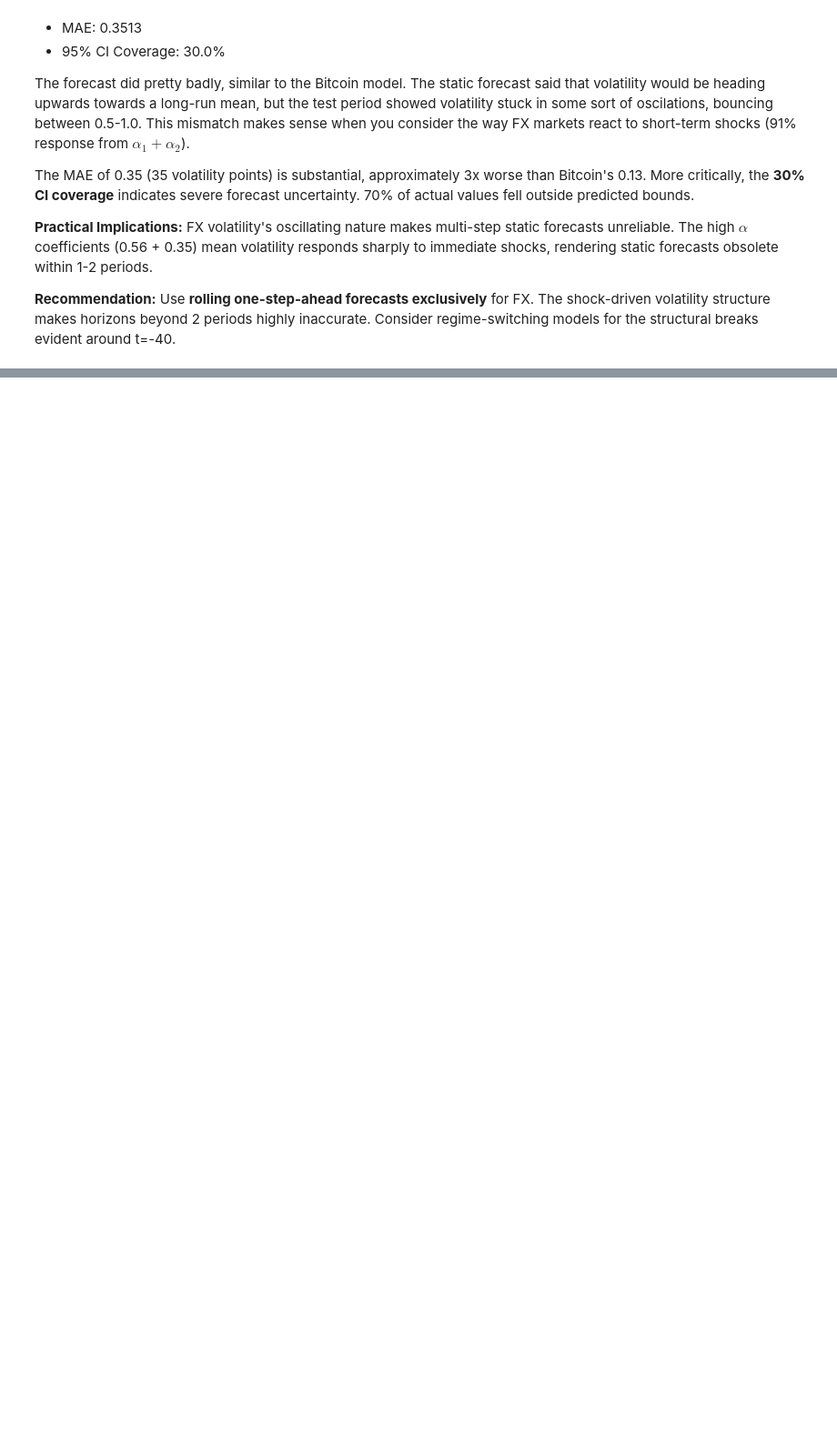
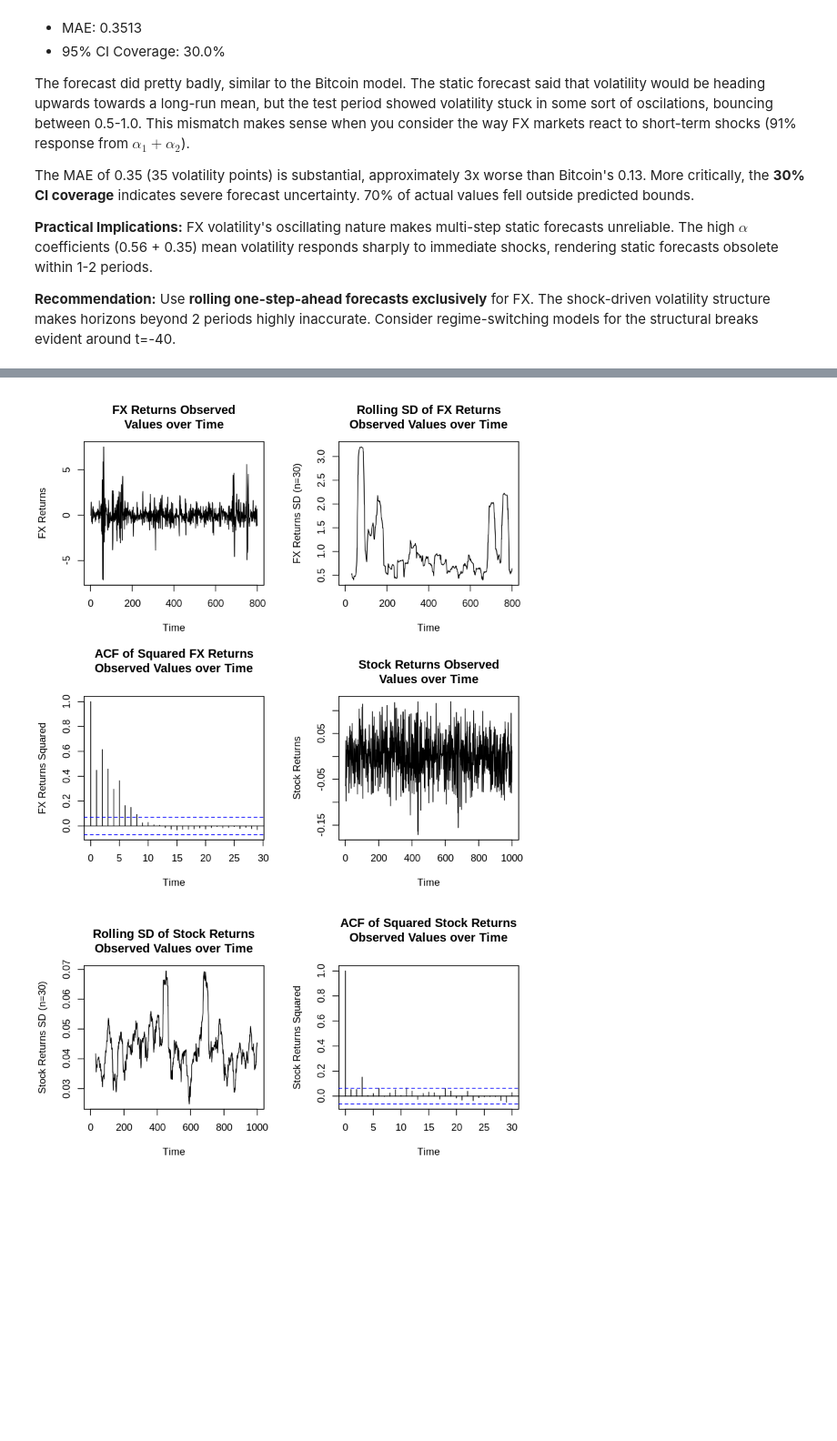
Before and after one commit to RomandRapido/APM1215-TimeSeries, a Jupyter notebook: FA4_Lansangan_Ramilo/FA4_Lansangan_Ramilo_combined.ipynb, the cells around one changed output, grey strips where cells are left out. Shown at 91% size. Cells and saved outputs as stored; diff of their text form; code cells hidden in the pictures; blank space fills up the shorter version.

```diff
--- a/FA4_Lansangan_Ramilo/FA4_Lansangan_Ramilo_combined.ipynb
+++ b/FA4_Lansangan_Ramilo/FA4_Lansangan_Ramilo_combined.ipynb
@@ -846,0 +889,8 @@ FX volatility's oscillating nature makes multi-step static forecasts unreliable.
+# %%
+fx_ts <- read_csv("dataset_fx_returns (1).csv") %>%
+  pull(returns) %>%
+  ts(frequency = 1)
+
+stock_ts <- read_csv("dataset_stock_returns (2).csv") %>%
+  pull(returns) %>%
+  ts(frequency = 1)
@@ -846,0 +918,36 @@ FX volatility's oscillating nature makes multi-step static forecasts unreliable.
+# %%
+rolling_fx <- runSD(fx_ts,n=30)
+rolling_stock <- runSD(stock_ts,n=30)
+
+fx_sq <- fx_ts^2
+stock_sq <- stock_ts^2
+
+par(mfrow = c(2, 2))
+plot(fx_ts,
+     main = "FX Returns Observed\nValues over Time",
+     ylab = "FX Returns",
+     xlab = "Time")
+plot(rolling_fx,
+     main = "Rolling SD of FX Returns\nObserved Values over Time",
+     ylab = "FX Returns SD (n=30)",
+     xlab = "Time")
+acf(fx_sq,
+     main = "ACF of Squared FX Returns\nObserved Values over Time",
+     ylab = "FX Returns Squared",
+     xlab = "Time")
+
+plot(stock_ts,
+     main = "Stock Returns Observed\nValues over Time",
+     ylab = "Stock Returns",
+     xlab = "Time")
+plot(rolling_stock,
+     main = "Rolling SD of Stock Returns\nObserved Values over Time",
+     ylab = "Stock Returns SD (n=30)",
+     xlab = "Time")
+acf(stock_sq,
+     main = "ACF of Squared Stock Returns\nObserved Values over Time",
+     ylab = "Stock Returns Squared",
+     xlab = "Time")
+# %% [output]
+[figure, added]
+[figure, added]
```
Also changed, not shown: parts of 24 cells of this notebook, 2 other files.
